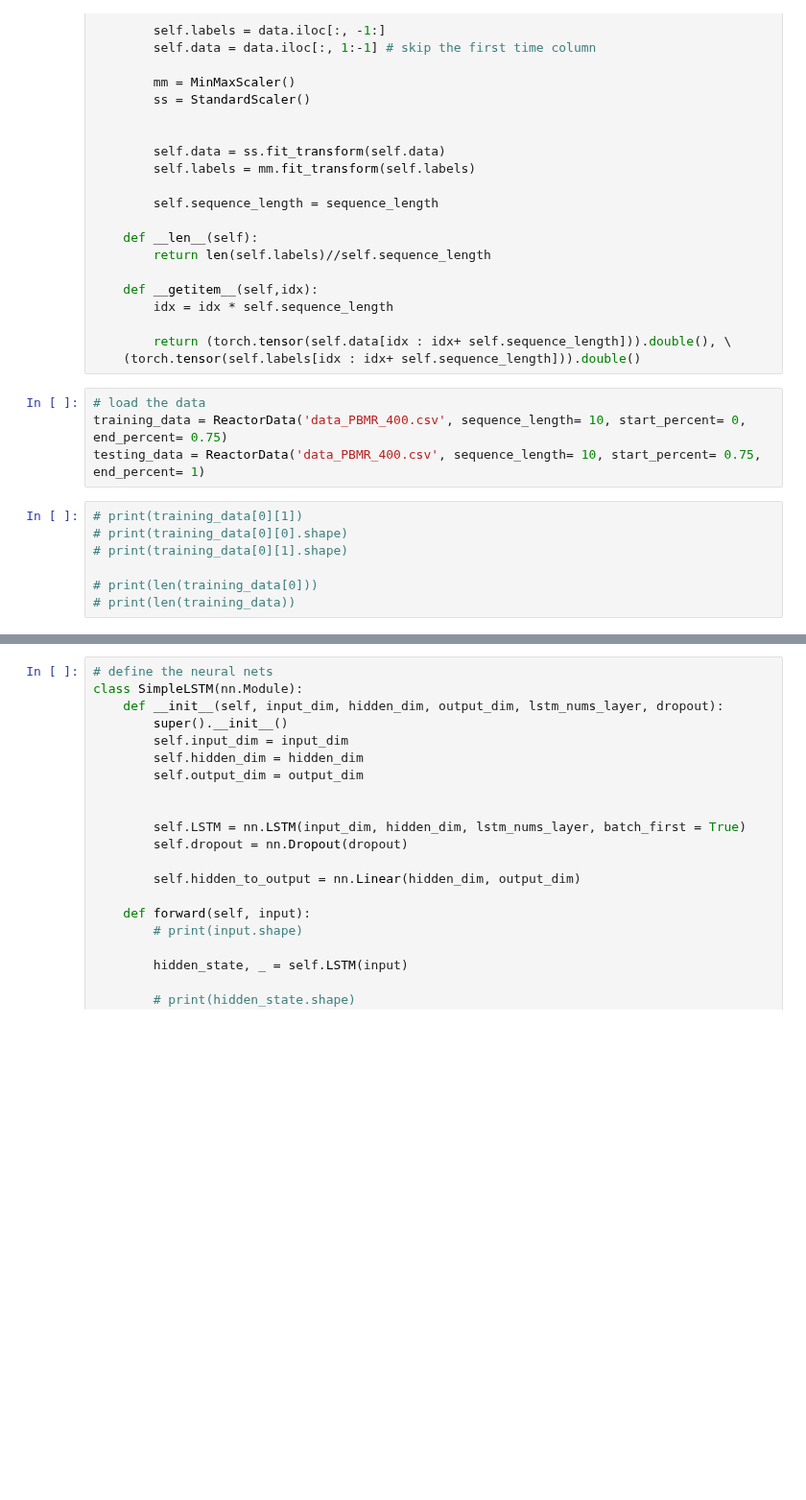
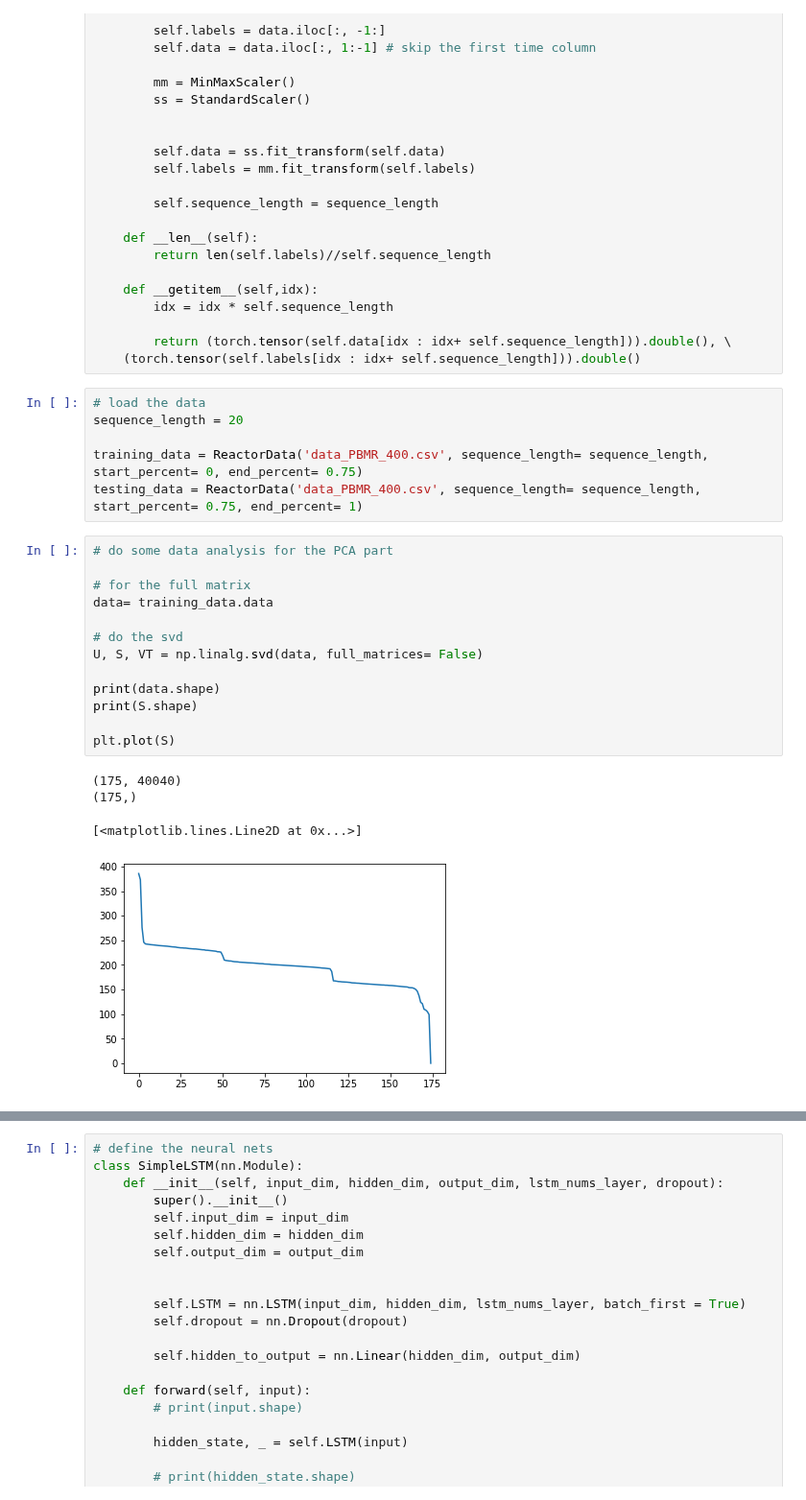
Before and after one commit to ChangyiYang/SimpleLSTM, a Jupyter notebook: simpleLSTMwithPCA.ipynb, the cells around one changed output, grey strips where cells are left out. Shown at 96% size. Cells and saved outputs as stored; diff of their text form; blank space fills up the shorter version.

```diff
--- a/simpleLSTM.ipynb
+++ b/simpleLSTMwithPCA.ipynb
@@ -51,12 +55,25 @@ class ReactorData(Dataset):
     (torch.tensor(self.labels[idx : idx+ self.sequence_length])).double()
 # %%
 # load the data
-training_data = ReactorData('data_PBMR_400.csv', sequence_length= 10, start_percent= 0, end_percent= 0.75)
-testing_data = ReactorData('data_PBMR_400.csv', sequence_length= 10, start_percent= 0.75, end_percent= 1)
+sequence_length = 20
+
+training_data = ReactorData('data_PBMR_400.csv', sequence_length= sequence_length, start_percent= 0, end_percent= 0.75)
+testing_data = ReactorData('data_PBMR_400.csv', sequence_length= sequence_length, start_percent= 0.75, end_percent= 1)
-# %%
-# print(training_data[0][1])
-# print(training_data[0][0].shape)
-# print(training_data[0][1].shape)
-
-# print(len(training_data[0]))
-# print(len(training_data))
+# %%
+# do some data analysis for the PCA part
+
+# for the full matrix
+data= training_data.data
+
+# do the svd
+U, S, VT = np.linalg.svd(data, full_matrices= False)
+
+print(data.shape)
+print(S.shape)
+
+plt.plot(S)
+# %% [output]
+(175, 40040)
+(175,)
+[<matplotlib.lines.Line2D at 0x...>]
+[figure, added]
```
Also changed, not shown: parts of 4 cells of this notebook.
